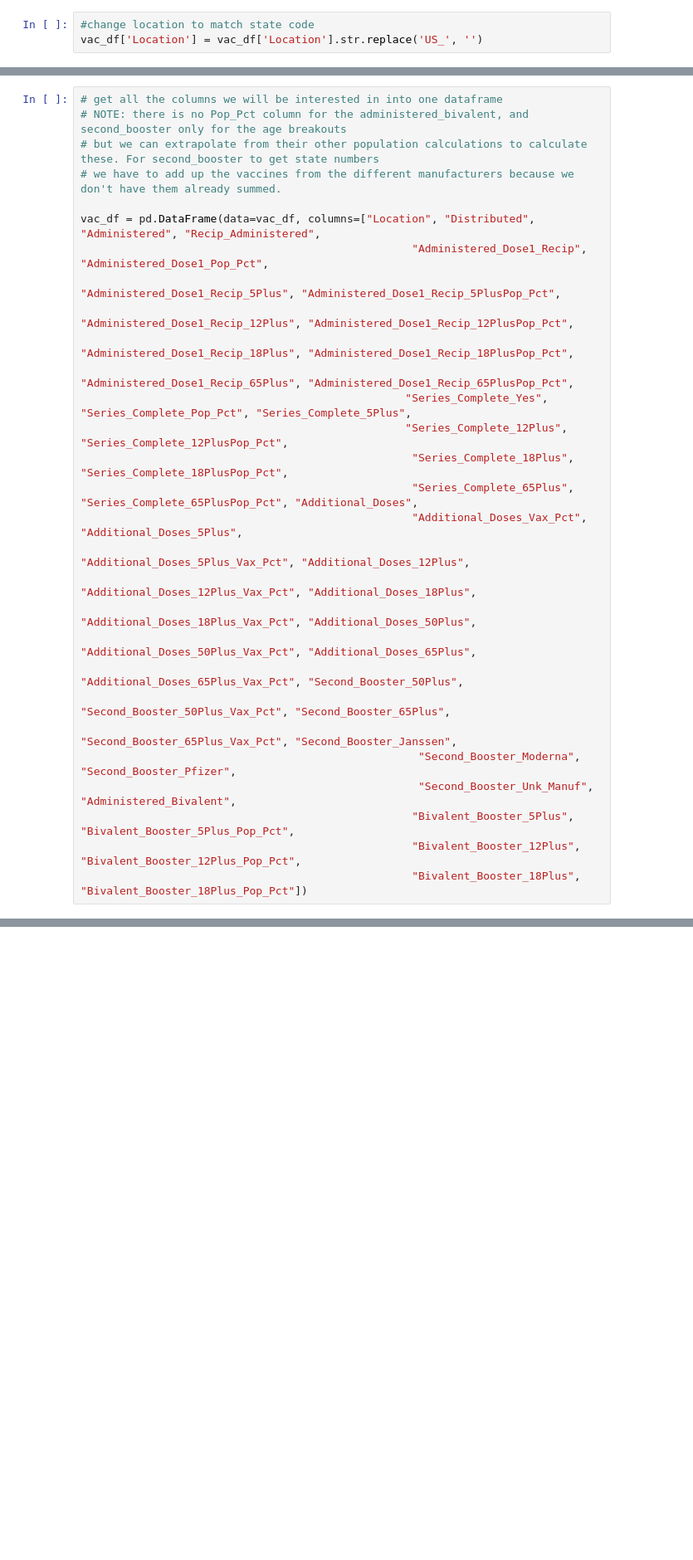
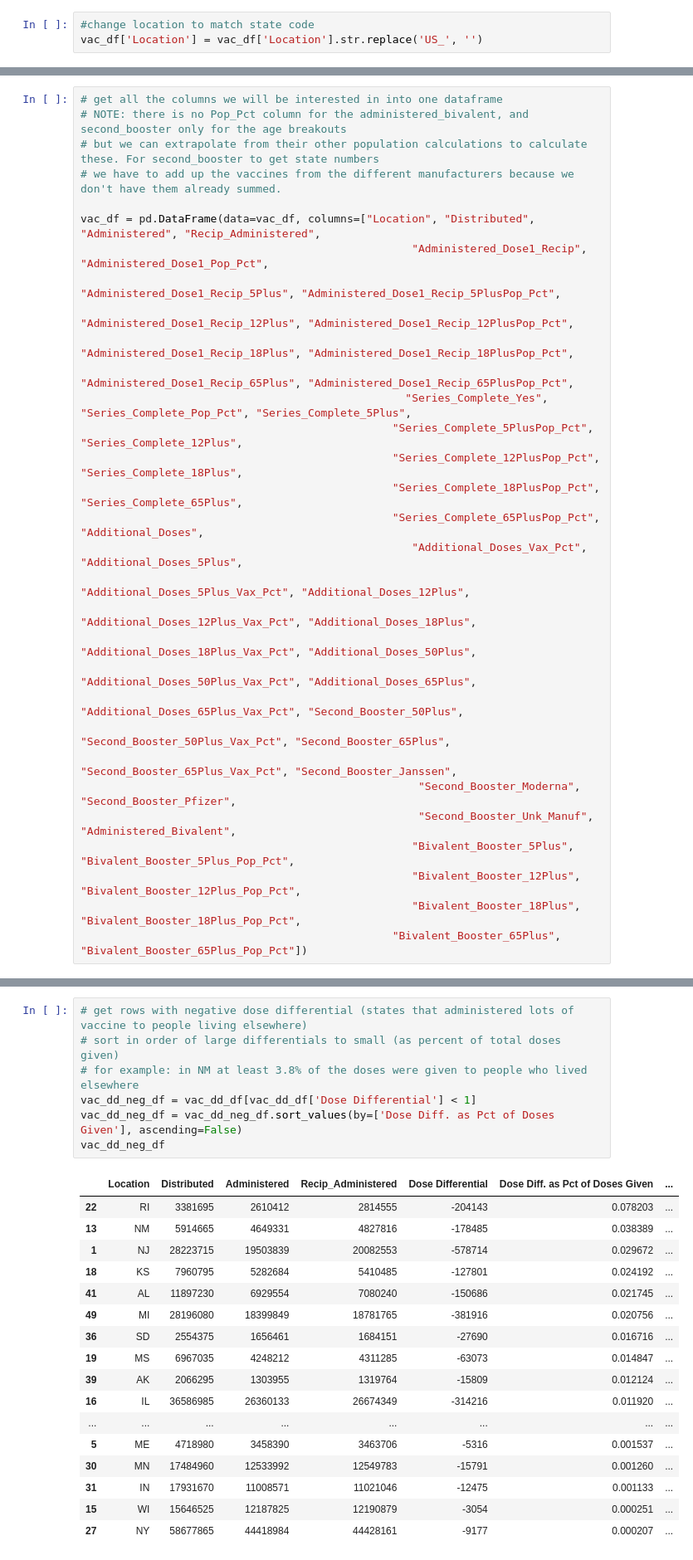
Before and after one commit to Evdawg/Project_1_Covid_Data, a Jupyter notebook: Project_1_covid.ipynb, the cells around one changed output, grey strips where cells are left out. Shown at 83% size. Saved outputs shown, nothing was run; the diff lists cells and outputs as text; blank space fills up the shorter version.

```diff
--- a/Project_1_covid.ipynb
+++ b/Project_1_covid.ipynb
@@ -588,9 +588,10 @@ vac_df = pd.DataFrame(data=vac_df, columns=["Location", "Distributed", "Administ
                                                   "Administered_Dose1_Recip_18Plus", "Administered_Dose1_Recip_18PlusPop_Pct",
                                                   "Administered_Dose1_Recip_65Plus", "Administered_Dose1_Recip_65PlusPop_Pct",
                                                   "Series_Complete_Yes", "Series_Complete_Pop_Pct", "Series_Complete_5Plus",
-                                                  "Series_Complete_12Plus", "Series_Complete_12PlusPop_Pct",
-                                                   "Series_Complete_18Plus", "Series_Complete_18PlusPop_Pct",
-                                                   "Series_Complete_65Plus", "Series_Complete_65PlusPop_Pct", "Additional_Doses",
+                                                "Series_Complete_5PlusPop_Pct", "Series_Complete_12Plus",
+                                                "Series_Complete_12PlusPop_Pct", "Series_Complete_18Plus",
+                                                "Series_Complete_18PlusPop_Pct", "Series_Complete_65Plus",
+                                                "Series_Complete_65PlusPop_Pct", "Additional_Doses",
                                                    "Additional_Doses_Vax_Pct", "Additional_Doses_5Plus",
                                                    "Additional_Doses_5Plus_Vax_Pct", "Additional_Doses_12Plus",
                                                    "Additional_Doses_12Plus_Vax_Pct", "Additional_Doses_18Plus",
@@ -603,7 +604,8 @@ vac_df = pd.DataFrame(data=vac_df, columns=["Location", "Distributed", "Administ
                                                     "Second_Booster_Unk_Manuf", "Administered_Bivalent",
                                                    "Bivalent_Booster_5Plus", "Bivalent_Booster_5Plus_Pop_Pct",
                                                    "Bivalent_Booster_12Plus", "Bivalent_Booster_12Plus_Pop_Pct",
-                                                   "Bivalent_Booster_18Plus", "Bivalent_Booster_18Plus_Pop_Pct"])
+                                                   "Bivalent_Booster_18Plus", "Bivalent_Booster_18Plus_Pop_Pct",
+                                                "Bivalent_Booster_65Plus", "Bivalent_Booster_65Plus_Pop_Pct"])
 # %%
 # remove commas from numeric columns
 # convert numeric columns to correct type
@@ -653,0 +713,25 @@ vac_dd_df
+# %%
+# get rows with negative dose differential (states that administered lots of vaccine to people living elsewhere)
+# sort in order of large differentials to small (as percent of total doses given)
+# for example: in NM at least 3.8% of the doses were given to people who lived elsewhere
+vac_dd_neg_df = vac_dd_df[vac_dd_df['Dose Differential'] < 1]
+vac_dd_neg_df = vac_dd_neg_df.sort_values(by=['Dose Diff. as Pct of Doses Given'], ascending=False)
+vac_dd_neg_df
+# %% [output]
+|  | Location | Distributed | Administered | Recip_Administered | Dose Differential | Dose Diff. as Pct of Doses Given | ... |
+| 22 | RI | 3381695 | 2610412 | 2814555 | -204143 | 0.078203 | ... |
+| 13 | NM | 5914665 | 4649331 | 4827816 | -178485 | 0.038389 | ... |
+| 1 | NJ | 28223715 | 19503839 | 20082553 | -578714 | 0.029672 | ... |
+| 18 | KS | 7960795 | 5282684 | 5410485 | -127801 | 0.024192 | ... |
+| 41 | AL | 11897230 | 6929554 | 7080240 | -150686 | 0.021745 | ... |
+| 49 | MI | 28196080 | 18399849 | 18781765 | -381916 | 0.020756 | ... |
+| 36 | SD | 2554375 | 1656461 | 1684151 | -27690 | 0.016716 | ... |
+| 19 | MS | 6967035 | 4248212 | 4311285 | -63073 | 0.014847 | ... |
+| 39 | AK | 2066295 | 1303955 | 1319764 | -15809 | 0.012124 | ... |
+| 16 | IL | 36586985 | 26360133 | 26674349 | -314216 | 0.011920 | ... |
+| ... | ... | ... | ... | ... | ... | ... | ... |
+| 5 | ME | 4718980 | 3458390 | 3463706 | -5316 | 0.001537 | ... |
+| 30 | MN | 17484960 | 12533992 | 12549783 | -15791 | 0.001260 | ... |
+| 31 | IN | 17931670 | 11008571 | 11021046 | -12475 | 0.001133 | ... |
+| 15 | WI | 15646525 | 12187825 | 12190879 | -3054 | 0.000251 | ... |
+| 27 | NY | 58677865 | 44418984 | 44428161 | -9177 | 0.000207 | ... |
```
Also changed, not shown: parts of 18 cells of this notebook.
